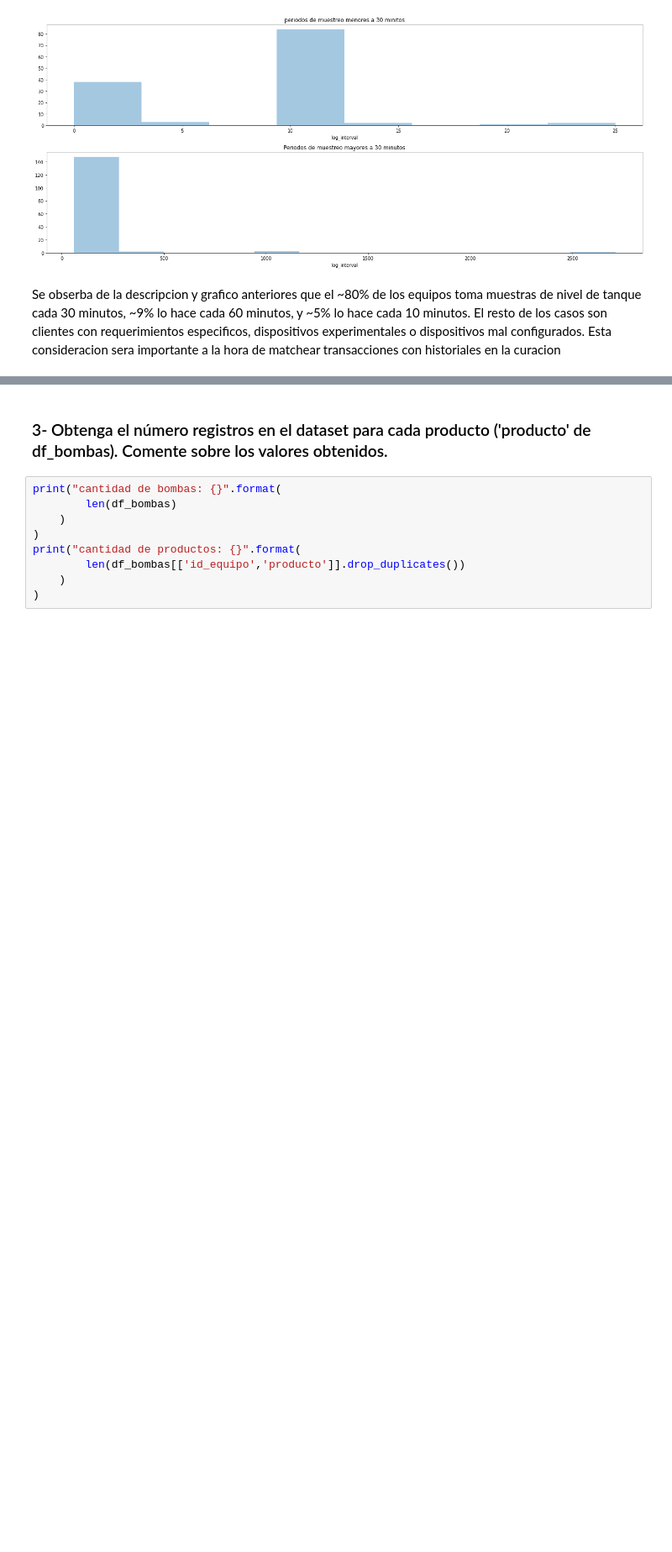
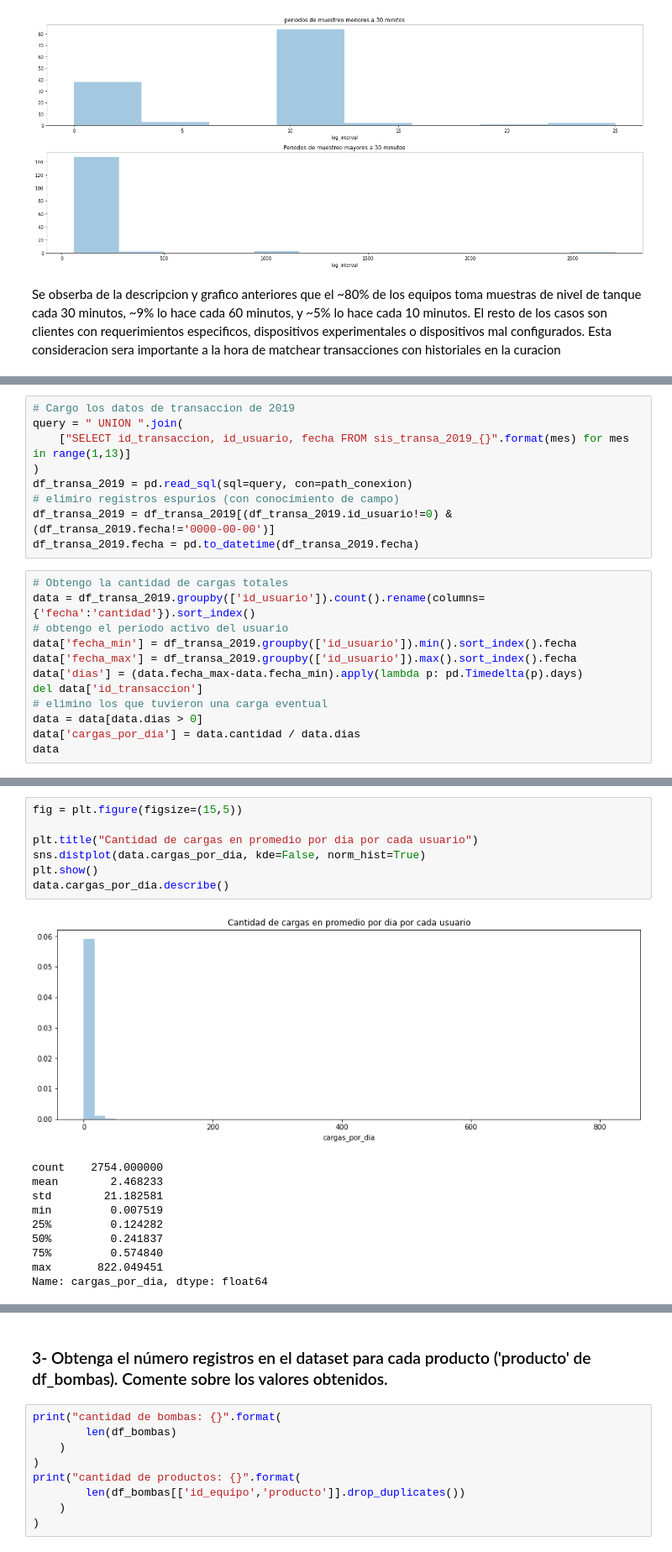
Before and after one commit to sauritlucas/MentoriaBiocombustible, a Jupyter notebook: Practico_de_Analisis_y_Visualizacion_copia.ipynb, the cells around one changed output, grey strips where cells are left out. Shown at 84% size. Drawn from its saved outputs; the diff is of its cells as text; blank space fills up the shorter version.

```diff
--- a/Practico_de_Analisis_y_Visualizacion_copia.ipynb
+++ b/Practico_de_Analisis_y_Visualizacion_copia.ipynb
@@ -675,0 +690,21 @@ sns.distplot(data.cargas_totales[data.cargas_totales>0],kde=False, norm_hist=Fal
+# %%
+# Cargo los datos de transaccion de 2019
+query = " UNION ".join(
+    ["SELECT id_transaccion, id_usuario, fecha FROM sis_transa_2019_{}".format(mes) for mes in range(1,13)]
+)
+df_transa_2019 = pd.read_sql(sql=query, con=path_conexion)
+# elimiro registros espurios (con conocimiento de campo)
+df_transa_2019 = df_transa_2019[(df_transa_2019.id_usuario!=0) & (df_transa_2019.fecha!='0000-00-00')]
+df_transa_2019.fecha = pd.to_datetime(df_transa_2019.fecha)
+# %%
+# Obtengo la cantidad de cargas totales
+data = df_transa_2019.groupby(['id_usuario']).count().rename(columns={'fecha':'cantidad'}).sort_index()
+# obtengo el periodo activo del usuario
+data['fecha_min'] = df_transa_2019.groupby(['id_usuario']).min().sort_index().fecha
+data['fecha_max'] = df_transa_2019.groupby(['id_usuario']).max().sort_index().fecha
+data['dias'] = (data.fecha_max-data.fecha_min).apply(lambda p: pd.Timedelta(p).days)
+del data['id_transaccion']
+# elimino los que tuvieron una carga eventual
+data = data[data.dias > 0]
+data['cargas_por_dia'] = data.cantidad / data.dias
+data
@@ -675,0 +726,18 @@ sns.distplot(data.cargas_totales[data.cargas_totales>0],kde=False, norm_hist=Fal
+# %%
+fig = plt.figure(figsize=(15,5))
+
+plt.title("Cantidad de cargas en promedio por dia por cada usuario")
+sns.distplot(data.cargas_por_dia, kde=False, norm_hist=True)
+plt.show()
+data.cargas_por_dia.describe()
+# %% [output]
+[figure, added]
+count    2754.000000
+mean        2.468233
+std        21.182581
+min         0.007519
+25%         0.124282
+50%         0.241837
+75%         0.574840
+max       822.049451
+Name: cargas_por_dia, dtype: float64
```
Also changed, not shown: parts of 39 cells of this notebook.
